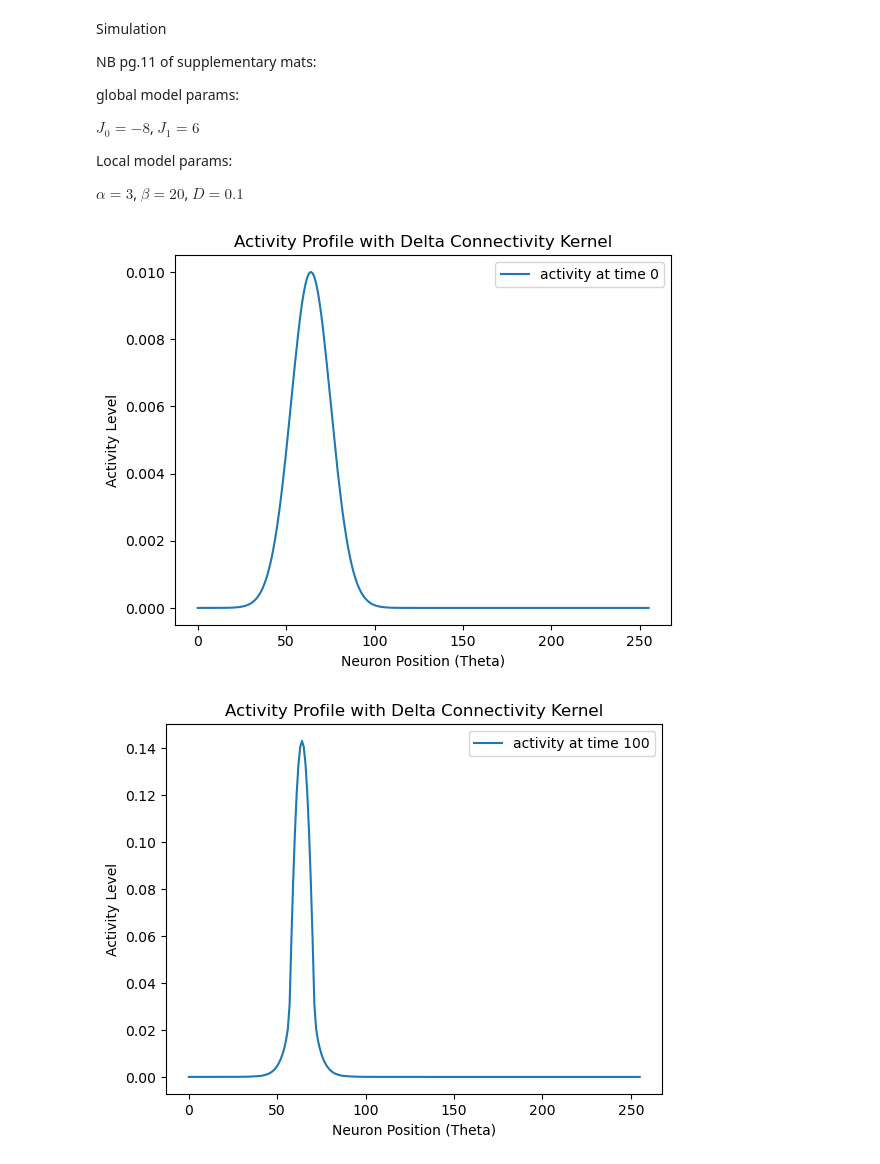
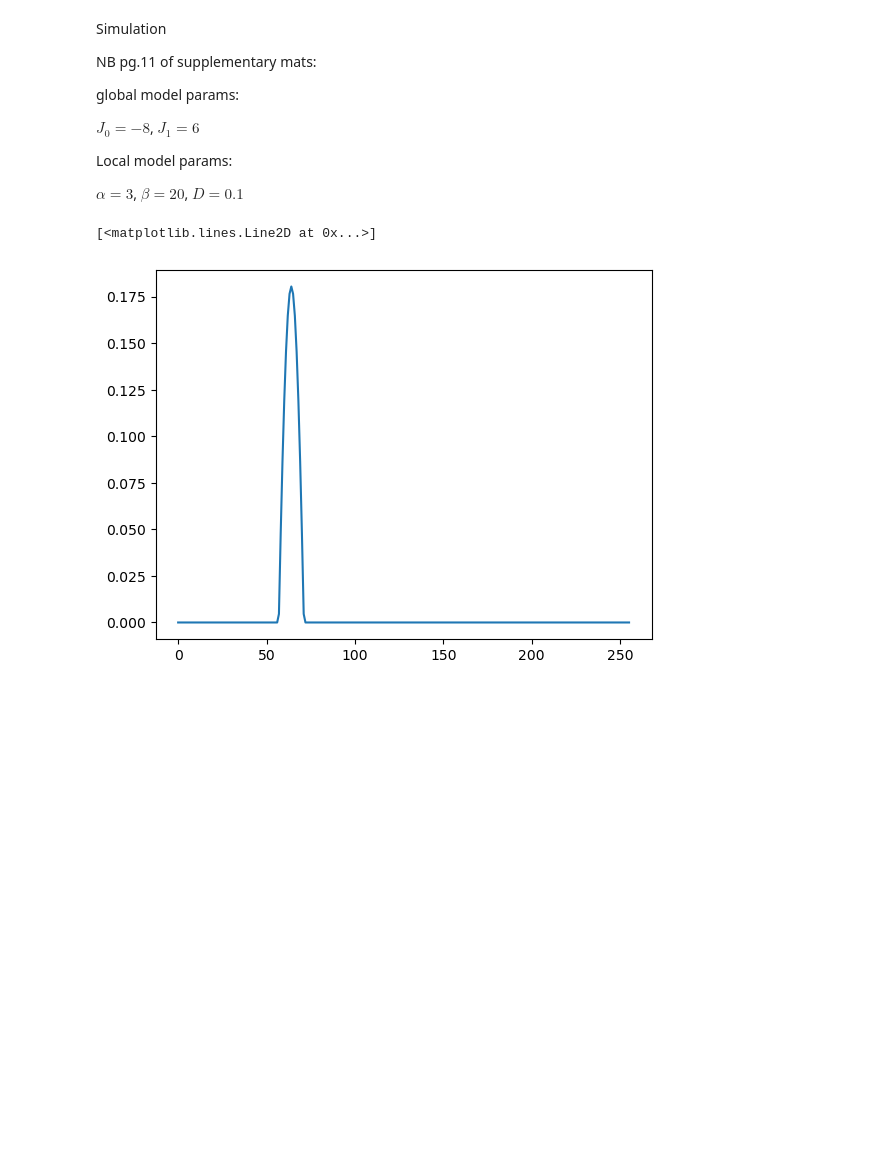
Before and after one commit to CEBangu/RingAttractor, a Jupyter notebook: python_ring/ideation.ipynb, the cells around one changed output. Cells and saved outputs as stored; diff of their text form; code cells hidden in the pictures; blank space fills up the shorter version.

```diff
--- a/python_ring/ideation.ipynb
+++ b/python_ring/ideation.ipynb
@@ -298,6 +335,7 @@ $\alpha = 3$, $\beta = 20$, $D = 0.1$
 x = LocalModel(256)
 # %%
 x.simulate(amplitude, kappa, mu=mu_init)
+plt.plot(x.activity)
 # %% [output]
+[<matplotlib.lines.Line2D at 0x...>]
-[figure, old version]
+[figure, new version]
-[figure, removed]
```
Also changed, not shown: parts of 6 cells of this notebook.
